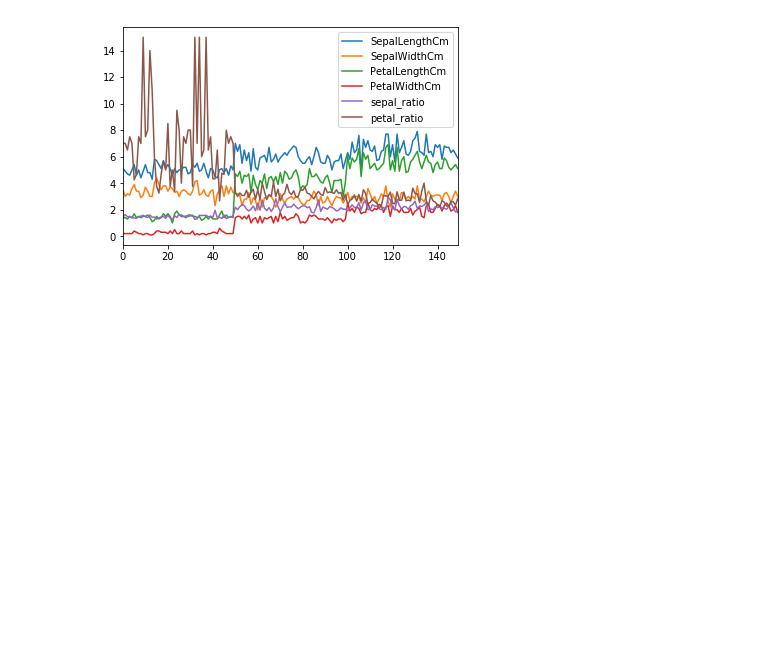
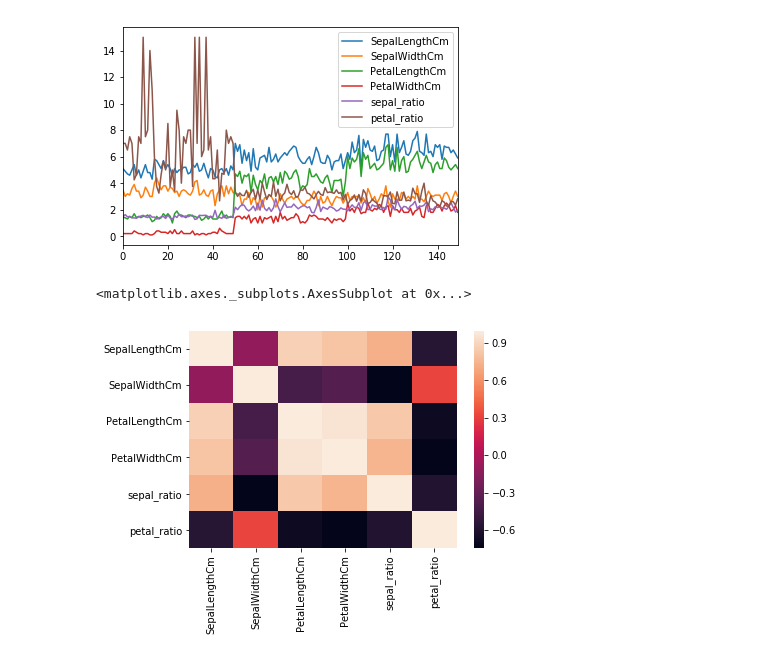
Before and after one commit to tanviredu/h20, a Jupyter notebook: python/Iris_h20.ipynb, the cells around one changed output. Drawn from its saved outputs; the diff is of its cells as text; code cells hidden in the pictures; blank space fills up the shorter version.

```diff
--- a/python/Iris_h20.ipynb
+++ b/python/Iris_h20.ipynb
@@ -452,3 +452,8 @@ df.as_data_frame().plot()
 # %% [output]
 <matplotlib.axes._subplots.AxesSubplot at 0x...>
 [figure]
+# %%
+sns.heatmap(df.as_data_frame().corr())
+# %% [output]
+<matplotlib.axes._subplots.AxesSubplot at 0x...>
+[figure, added]
```
Also changed, not shown: parts of 32 cells of this notebook.
